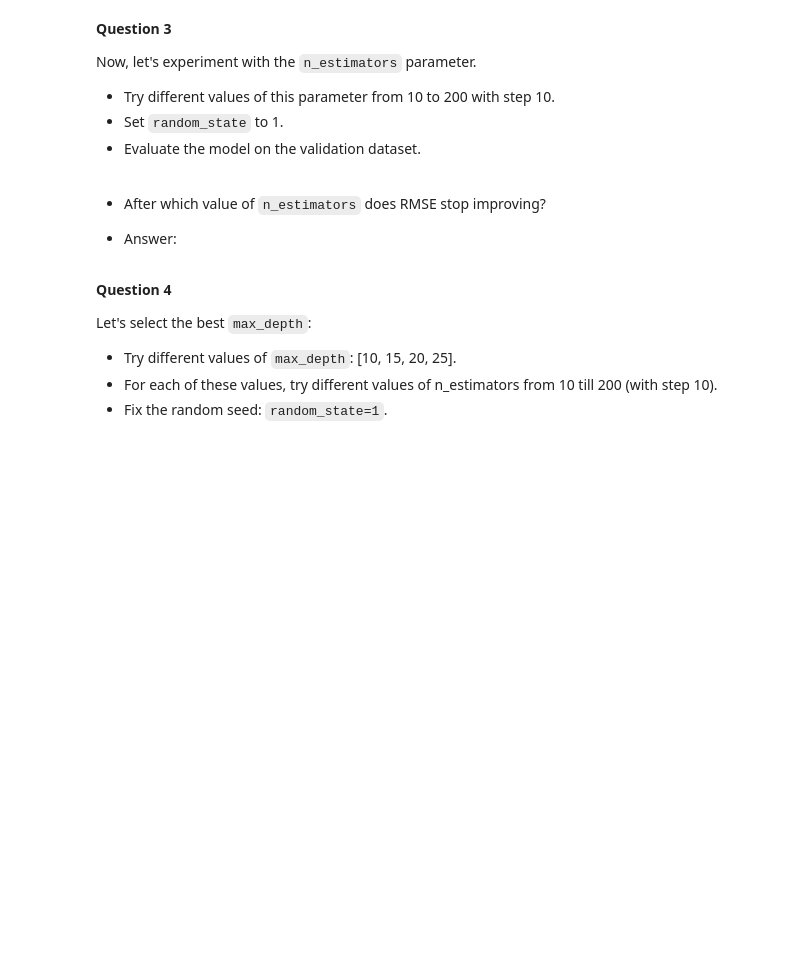
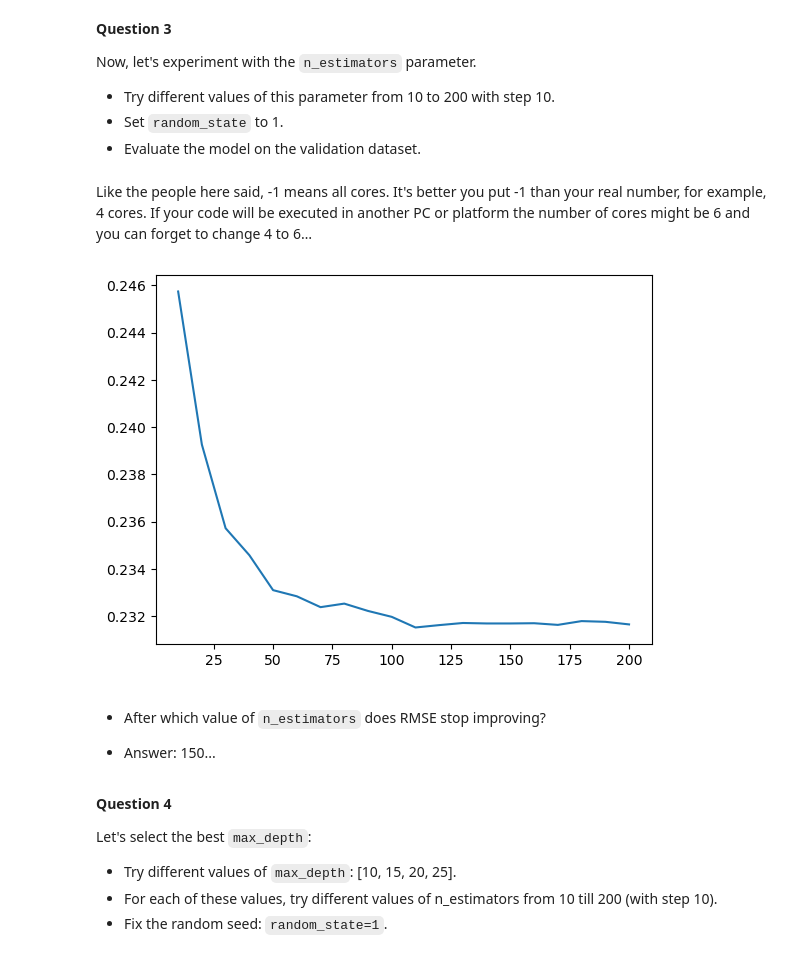
Before and after one commit to Isenmouthe/Machine-Learning-Zoomcamp---2022, a Jupyter notebook: Homeworks/06_homework/06_homework.ipynb, the cells around one changed output. Cells and saved outputs as stored; diff of their text form; code cells hidden in the pictures; blank space fills up the shorter version.

```diff
--- a/Homeworks/06_homework/06_homework.ipynb
+++ b/Homeworks/06_homework/06_homework.ipynb
@@ -90,3 +117,5 @@ Train a random forest model with these parameters:
 - `n_jobs=-1` (optional-to make training faster)
 # %%
 #@ TRAINING RANDOM FOREST MODEL:
+rf = RandomForestRegressor(n_estimators=10, random_state=1)
+rf.fit(X_train, y_train)
@@ -94,0 +124,4 @@ Train a random forest model with these parameters:
+# %%
+#@ CALCULATING MEAN SQUARED ERROR:
+y_pred_val = rf.predict(X_val)
+print('Root Mean Squared Error = {0}'.format(round(np.sqrt(MSE(y_val, y_pred_val)),2)))
@@ -109,9 +142,29 @@ Now, let's experiment with the `n_estimators` parameter.
+# %%
+#@ TRAINING THE RANDOM FOREST MODEL:
+scores = []
+
+for n in range(10, 201, 10):
+    rf = RandomForestRegressor(n_estimators=n, random_state=1, n_jobs=-1)
+
+    rf.fit(X_train, y_train)
+    y_pred_val = rf.predict(X_val)
+
+    rmse = round(np.sqrt(MSE(y_val, y_pred_val)),5)
+    scores.append((n, rmse))
+# %% [markdown]
+Like the people here said, -1 means all cores. It's better you put -1 than your real number, for example, 4 cores. If your code will be executed in another PC or platform the number of cores might be 6 and you can forget to change 4 to 6…
 # %%
 #@ INSPECTING THE RMSE SCORES:
+df_scores = pd.DataFrame(scores, columns=['n_estimators', 'rmse'])
+# %%
+plt.plot(df_scores.n_estimators, df_scores.rmse)
+plt.show()
+# %% [output]
+[figure, added]
 # %% [markdown]
 - After which value of `n_estimators` does RMSE stop improving?
 
-- Answer:
+- Answer: 150...
 # %% [markdown]
 **Question 4**
 
```
Also changed, not shown: parts of 18 cells of this notebook.
